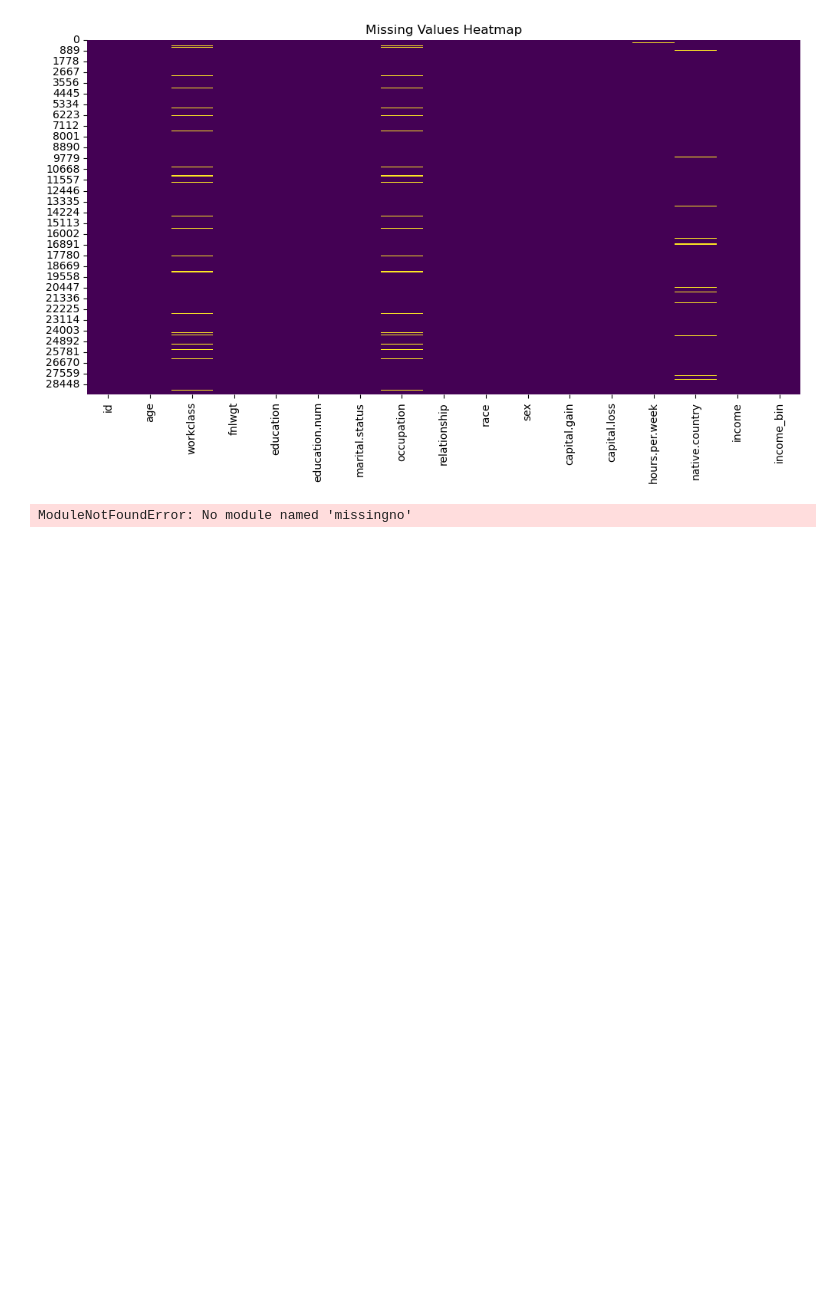
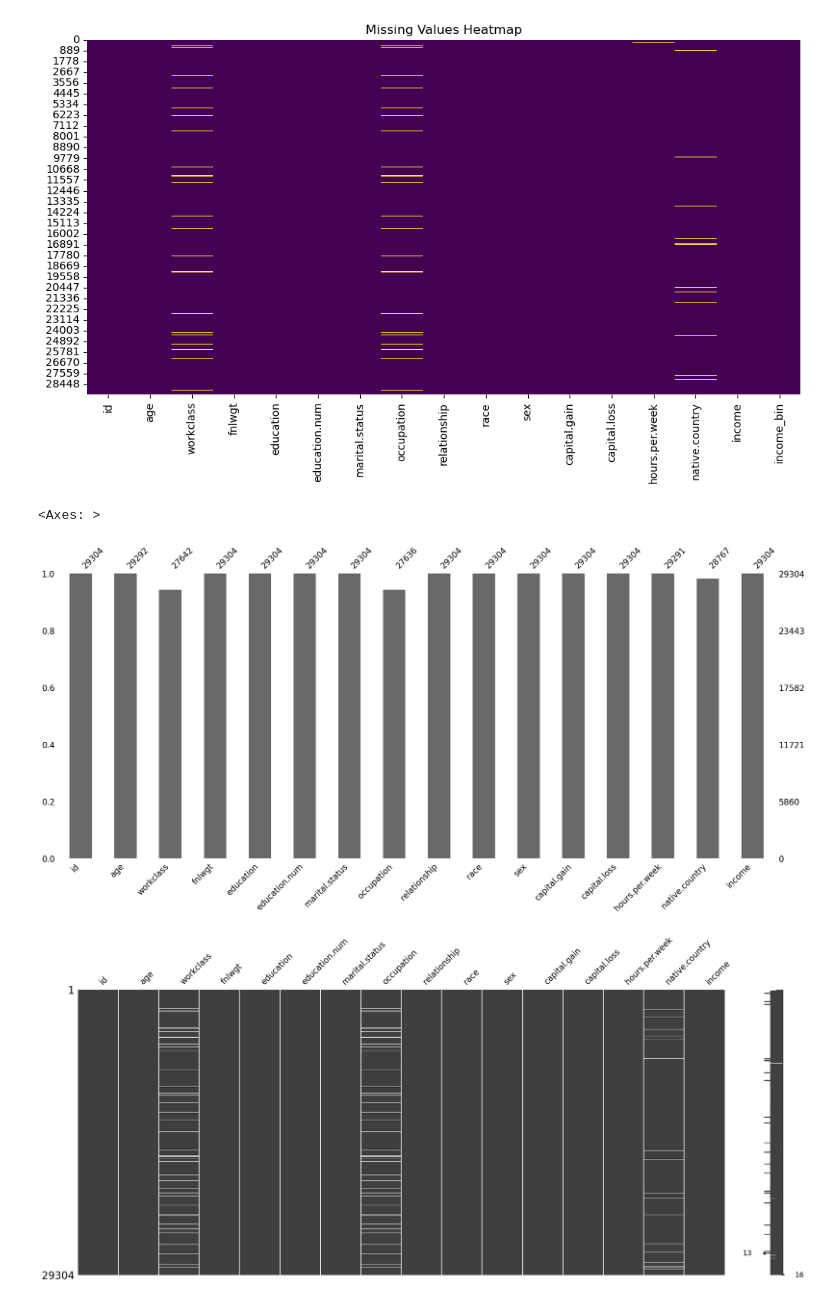
Before and after one commit to 9and8-new/Docker, a Jupyter notebook: notebooks/Ch01/01이진분류/01_이진분류.ipynb, the cells around one changed output. Drawn from its saved outputs; the diff is of its cells as text; code cells hidden in the pictures; blank space fills up the shorter version.

```diff
--- a/notebooks/Ch01/01이진분류/01_이진분류.ipynb
+++ b/notebooks/Ch01/01이진분류/01_이진분류.ipynb
@@ -988,16 +986,18 @@ plt.show()
 # %%
 #4. 시각화 도구 활용 (옵션)
 #missingno 라이브러리 사용 (requirements.txt에 이미 있음)
 
 import missingno as msno
 
 # 결측치 막대 그래프
 msno.bar(train)
 
 # 결측치 히트맵
 msno.matrix(train)
 
 # 결측치 상관관계
-# msno.heatmap(train)
+msno.heatmap(train)
 # %% [output]
-ModuleNotFoundError: No module named 'missingno'
+<Axes: >
+[figure, added]
+[figure, added]
```
Also changed, not shown: parts of 62 cells of this notebook, 12 other files.
